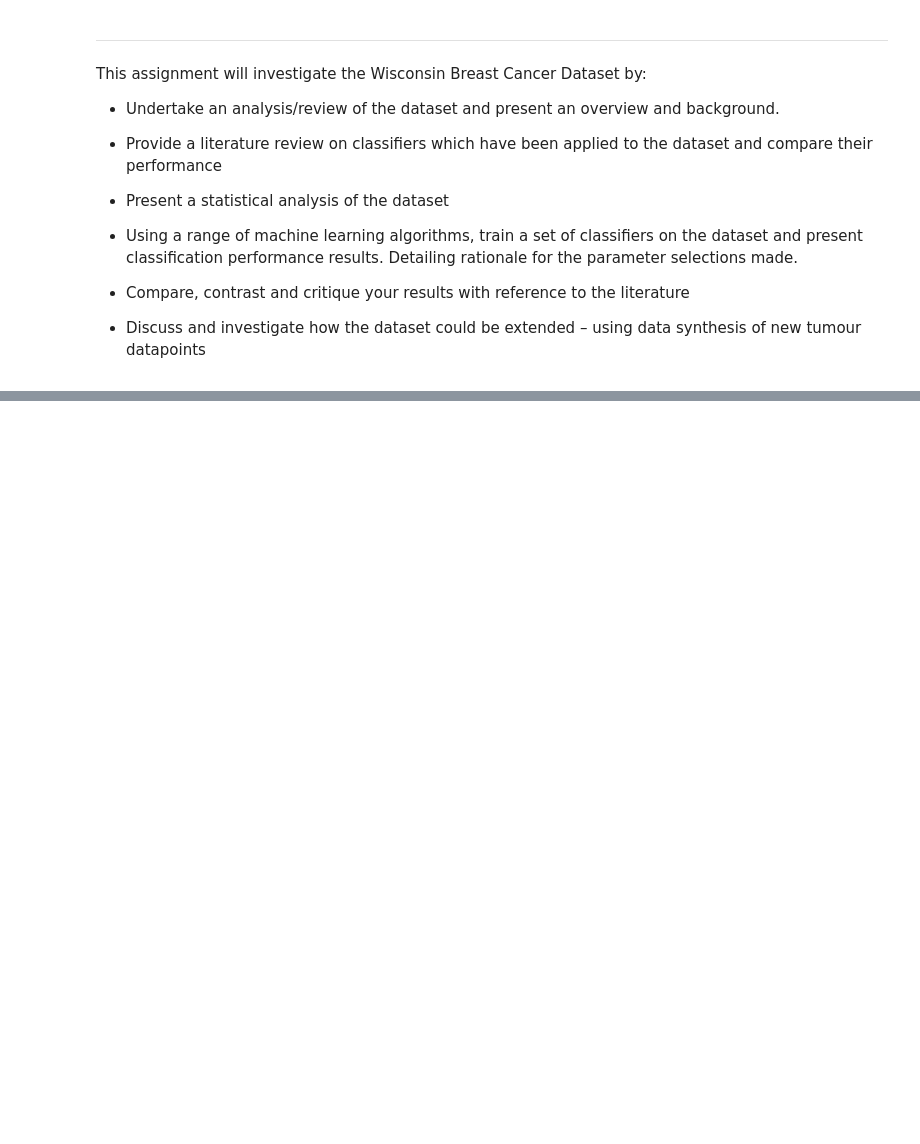
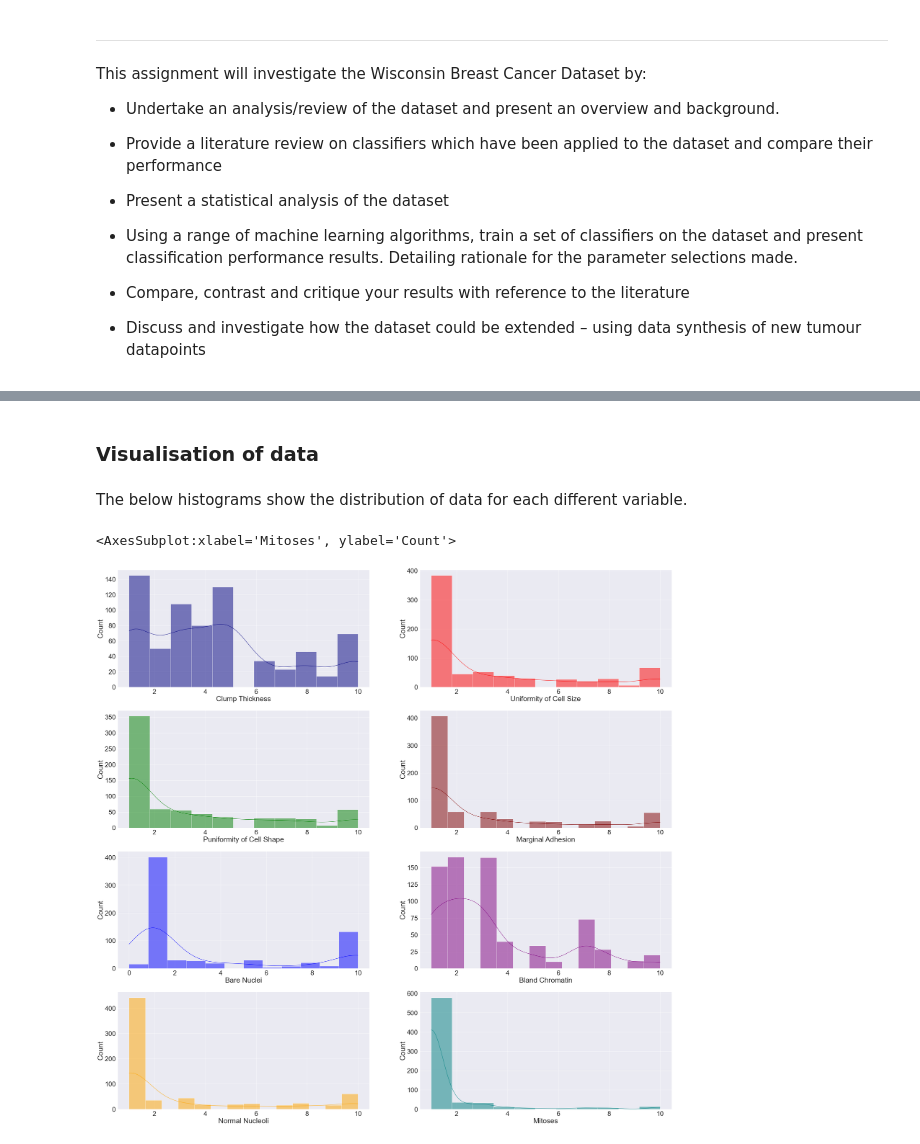
Before and after one commit to kalamkitty/ProgDA_project-2, a Jupyter notebook: PDFA Project 2.ipynb, the cells around one changed output, grey strips where cells are left out. Cells and saved outputs as stored; diff of their text form; code cells hidden in the pictures; blank space fills up the shorter version.

```diff
--- a/PDFA Project 2.ipynb
+++ b/PDFA Project 2.ipynb
@@ -84,0 +91,4 @@ df
+# %%
+# Adding headings to columns
+df.columns = ["Case number", "Clump Thickness", "Uniformity of Cell Size", "Puniformity of Cell Shape", "Marginal Adhesion", "Single Epithelial Cell Size", "Bare Nuclei", "Bland Chromatin", "Normal Nucleoli", "Mitoses", "Class"]
+df
@@ -84,0 +116,4 @@ df
+# %%
+# Remove column of case/sample number as it has no use in stat analysis.
+df = df.drop(["Case number"], axis=1).drop(columns=df.columns[-1], axis=1)
+df
@@ -84,0 +178,5 @@ df
+# %%
+# https://www.geeksforgeeks.org/python-pandas-dataframe-replace/
+# https://stackoverflow.com/questions/21287624/convert-pandas-column-containing-nans-to-dtype-int
+df2 = df.replace(to_replace="?",value="0").astype(int)
+df2
@@ -84,0 +209,19 @@ df
+# %% [markdown]
+### Visualisation of data
+# %% [markdown]
+The below histograms show the distribution of data for each different variable.
+# %%
+# Plot histograms using seaborn with df2, where "?" are replaced by 0.
+fig, ax = plt.subplots(4,2, figsize=(50,50))
+sns.set(font_scale = 3)
+sns.histplot(data= df2, x= "Clump Thickness", ax = ax[0,0],kde= True, color= "navy")
+sns.histplot(data= df2, x= "Uniformity of Cell Size", ax = ax[0,1], kde = True, color= "red")
+sns.histplot(data= df2, x= "Puniformity of Cell Shape", ax = ax[1,0], kde= True, color= "green")
+sns.histplot(data= df2, x= "Marginal Adhesion", ax = ax[1,1], kde= True, color= "maroon")
+sns.histplot(data= df2, x= "Bare Nuclei", ax = ax[2,0], kde= True, color= "blue")
+sns.histplot(data= df2, x= "Bland Chromatin", ax = ax[2,1], kde= True, color= "purple")
+sns.histplot(data= df2, x= "Normal Nucleoli",ax = ax[3,0], kde= True, color= "orange")
+sns.histplot(data= df2, x= "Mitoses",ax = ax[3,1], kde= True, color= "teal")
+# %% [output]
+<AxesSubplot:xlabel='Mitoses', ylabel='Count'>
+[figure, added]
```
Also changed, not shown: parts of 24 cells of this notebook, 1 other file.
